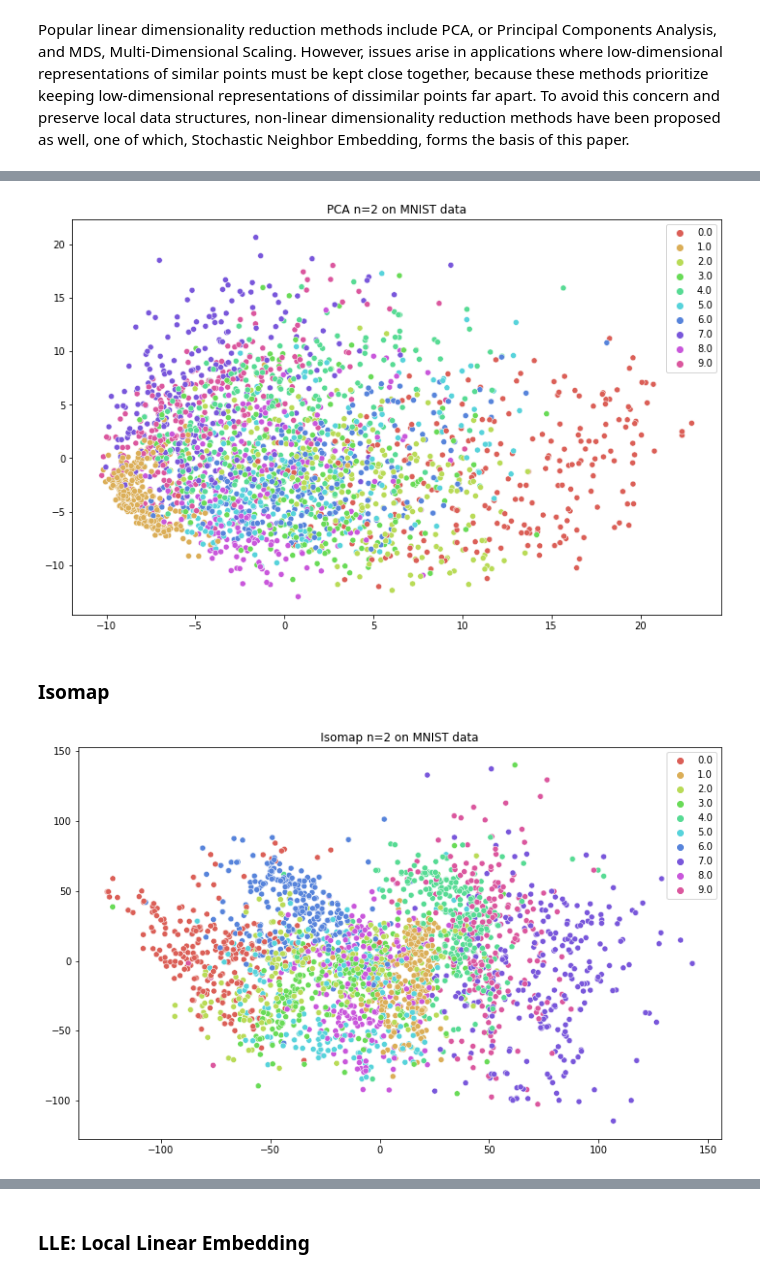
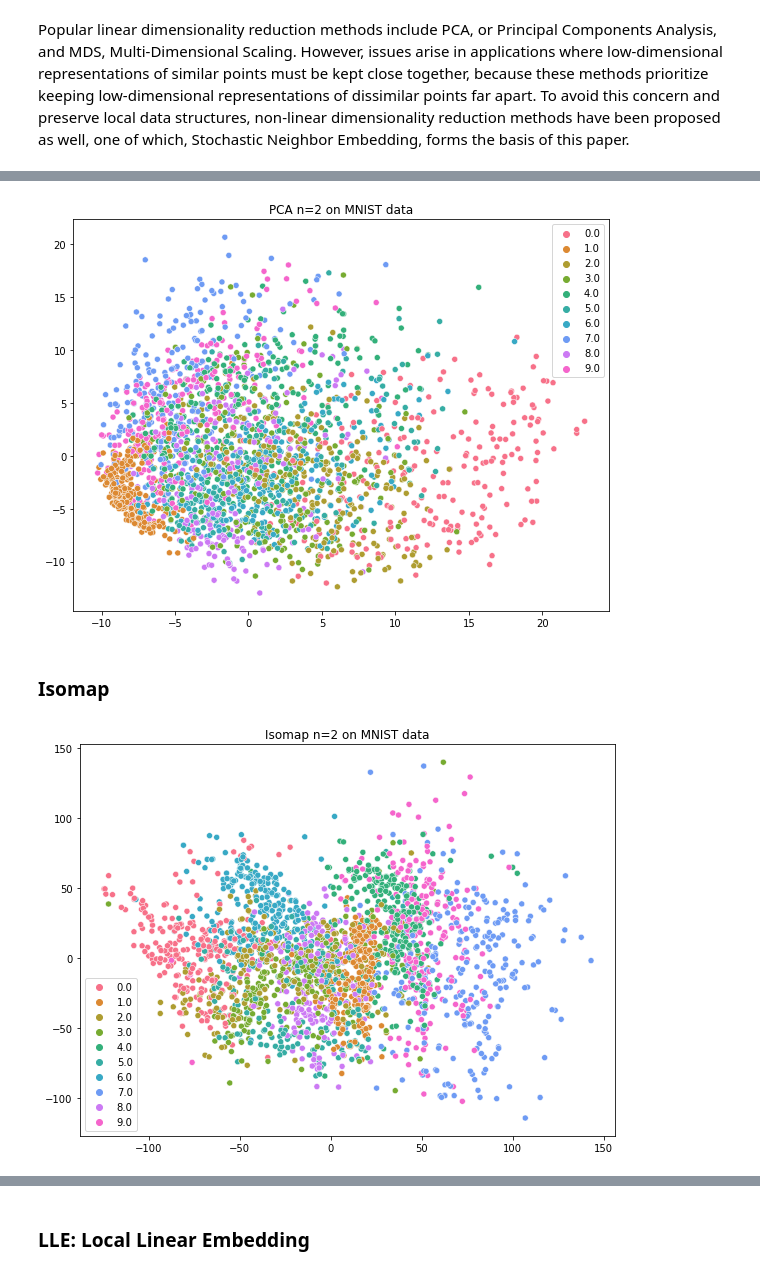
Before and after one commit to aashareddy14/tsne_project, a Jupyter notebook: Comparisons.ipynb, the cells around one changed output, grey strips where cells are left out. Drawn from its saved outputs; the diff is of its cells as text; code cells hidden in the pictures.

```diff
--- a/Comparisons.ipynb
+++ b/Comparisons.ipynb
@@ -24,10 +40,10 @@ PCA_time = %timeit -o -r3 -n3 PCA(n_components=2).fit_transform(train)
 # %%
-plt.figure(figsize=(12,7.5))
-plot_PCA = sns.scatterplot(x = pca_res[:,0], y = pca_res[:,1], hue = labels, palette = sns.color_palette("hls", 10), legend = 'full').get_figure()
+plt.figure(figsize=(9.6,7.2))
+plot_PCA = sns.scatterplot(x = pca_res[:,0], y = pca_res[:,1], hue =  labels, palette = sns.color_palette("husl", 10)).get_figure()
 plt.title('PCA n=2 on MNIST data')
 plot_PCA.savefig("Report/Report_Plots/PCA_MNIST_plot.png")
 # %% [output]
-[figure, old version]
+[figure, new version]
 # %% [markdown]
 ### Isomap
 # %%
@@ -35,12 +51,12 @@ from sklearn.manifold import Isomap
 # %%
 iso_res = Isomap(n_components=2).fit_transform(train)
 # %%
-plt.figure(figsize=(12,7.5))
-plot_iso = sns.scatterplot(x = iso_res[:,0], y = iso_res[:,1], hue = labels, palette = sns.color_palette("hls", 10), legend = 'full').get_figure()
+plt.figure(figsize=(9.6,7.2))
+plot_iso = sns.scatterplot(x = iso_res[:,0], y = iso_res[:,1], hue = labels, palette = sns.color_palette("husl", 10), legend = 'full').get_figure()
 plt.title('Isomap n=2 on MNIST data')
 plot_iso.savefig("Report/Report_Plots/Isomap_MNIST_plot.png")
 # %% [output]
-[figure, old version]
+[figure, new version]
 # %%
 Iso_time = %timeit -o -r3 -n3 Isomap(n_neighbors = 10, n_components=2).fit_transform(train)
 # %% [output]
```
Also changed, not shown: parts of 17 cells of this notebook, 5 other files.
